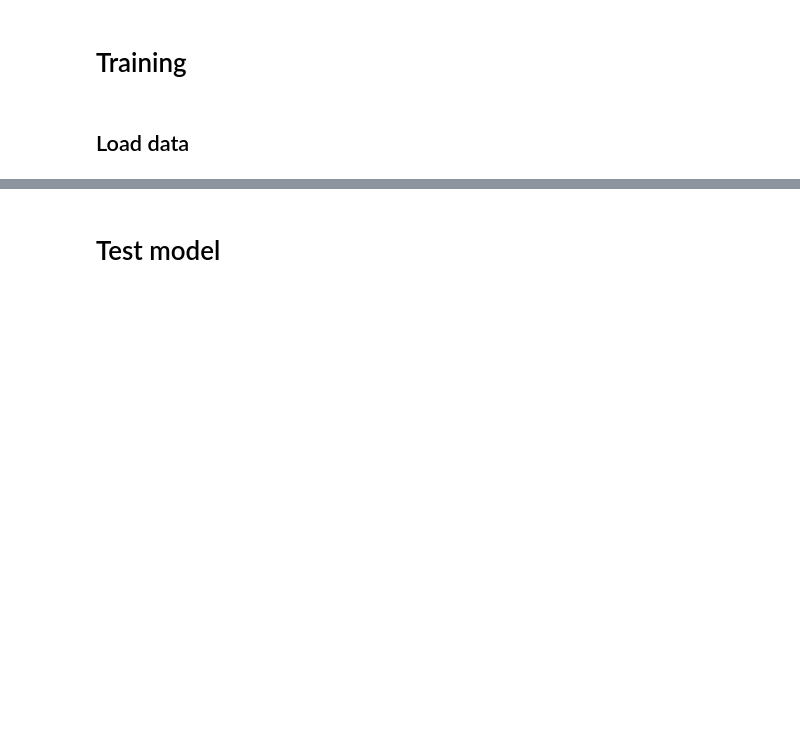
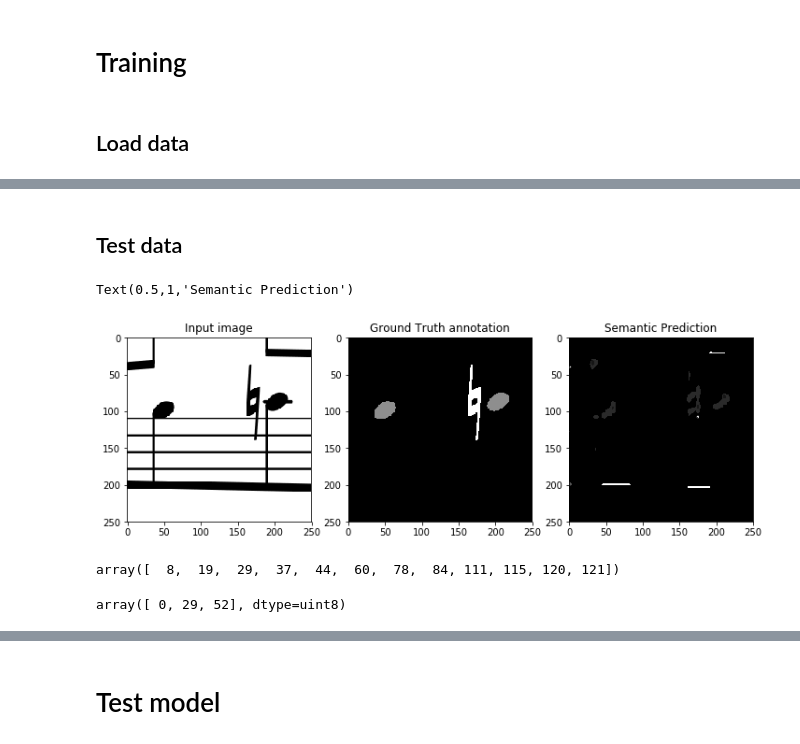
Before and after one commit to mjenrungrot/NoteheadDetectorFCN, a Jupyter notebook: FCN.ipynb, the cells around one changed output, grey strips where cells are left out. Cells and saved outputs as stored; diff of their text form; code cells hidden in the pictures; blank space fills up the shorter version.

```diff
--- a/FCN.ipynb
+++ b/FCN.ipynb
@@ -506,0 +533,30 @@ Epoch 1/1
+# %% [markdown]
+## Test data
+# %%
+test_img, test_annotation = data_reader.get_test_records()
+# %%
+prediction = np.argmax(model.predict(test_img), axis=-1) # get the argmax of 124 classes
+# %%
+img_id = 10
+# %%
+plt.figure(figsize=(12,20))
+plt.subplot(1,3,1)
+plt.imshow(test_img[img_id,:,:,0], cmap='gray')
+plt.title("Input image")
+plt.subplot(1,3,2)
+plt.imshow(test_annotation[img_id,:,:,0], cmap='gray')
+plt.title("Ground Truth annotation")
+plt.subplot(1,3,3)
+plt.imshow(prediction[img_id,:,:], cmap='gray')
+plt.title("Semantic Prediction")
+# %% [output]
+Text(0.5,1,'Semantic Prediction')
+[figure, added]
+# %%
+np.unique(prediction)
+# %% [output]
+array([  8,  19,  29,  37,  44,  60,  78,  84, 111, 115, 120, 121])
+# %%
+np.unique(test_annotation[img_id,:,:,0])
+# %% [output]
+array([ 0, 29, 52], dtype=uint8)
```
Also changed, not shown: parts of 34 cells of this notebook.
